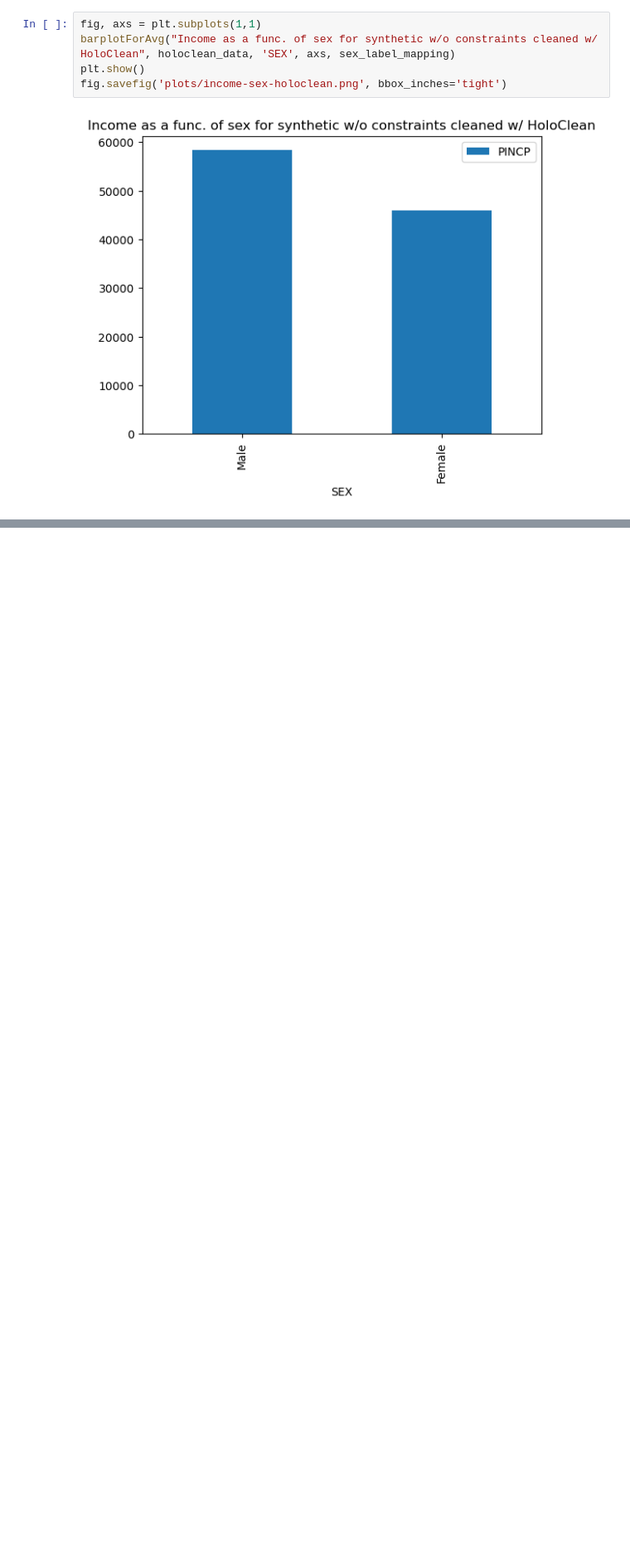
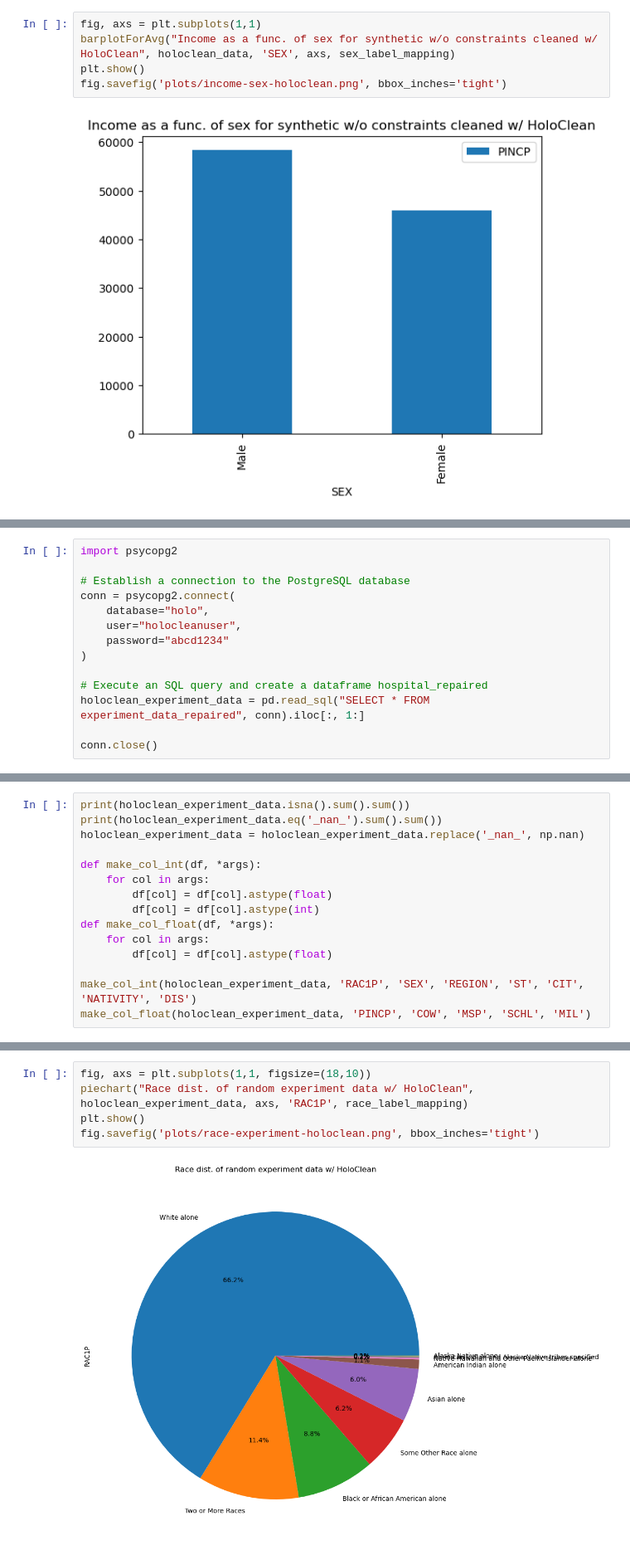
Before and after one commit to kushagraghosh/DataRepairAndFairness, a Jupyter notebook: data_repair_and_fairness.ipynb, the cells around one changed output, grey strips where cells are left out. Shown at 83% size. Cells and saved outputs as stored; diff of their text form; blank space fills up the shorter version.

Commit message:
Added small holoclean experiment

```diff
--- a/data_repair_and_fairness.ipynb
+++ b/data_repair_and_fairness.ipynb
@@ -607,0 +671,14 @@ fig.savefig('plots/income-disability-holoclean.png', bbox_inches='tight')
+# %%
+import psycopg2
+
+# Establish a connection to the PostgreSQL database
+conn = psycopg2.connect(
+    database="holo",
+    user="holocleanuser",
+    password="abcd1234"
+)
+
+# Execute an SQL query and create a dataframe hospital_repaired
+holoclean_experiment_data = pd.read_sql("SELECT * FROM experiment_data_repaired", conn).iloc[:, 1:]
+
+conn.close()
@@ -607,0 +701,15 @@ fig.savefig('plots/income-disability-holoclean.png', bbox_inches='tight')
+# %%
+print(holoclean_experiment_data.isna().sum().sum())
+print(holoclean_experiment_data.eq('_nan_').sum().sum())
+holoclean_experiment_data = holoclean_experiment_data.replace('_nan_', np.nan)
+
+def make_col_int(df, *args):
+    for col in args:
+        df[col] = df[col].astype(float)
+        df[col] = df[col].astype(int)
+def make_col_float(df, *args):
+    for col in args:
+        df[col] = df[col].astype(float)
+
+make_col_int(holoclean_experiment_data, 'RAC1P', 'SEX', 'REGION', 'ST', 'CIT', 'NATIVITY', 'DIS')
+make_col_float(holoclean_experiment_data, 'PINCP', 'COW', 'MSP', 'SCHL', 'MIL')
@@ -607,0 +767,7 @@ fig.savefig('plots/income-disability-holoclean.png', bbox_inches='tight')
+# %%
+fig, axs = plt.subplots(1,1, figsize=(18,10))
+piechart("Race dist. of random experiment data w/ HoloClean", holoclean_experiment_data, axs, 'RAC1P', race_label_mapping)
+plt.show()
+fig.savefig('plots/race-experiment-holoclean.png', bbox_inches='tight')
+# %% [output]
+[figure, added]
```
Also changed, not shown: parts of 56 cells of this notebook, 14 other files.
